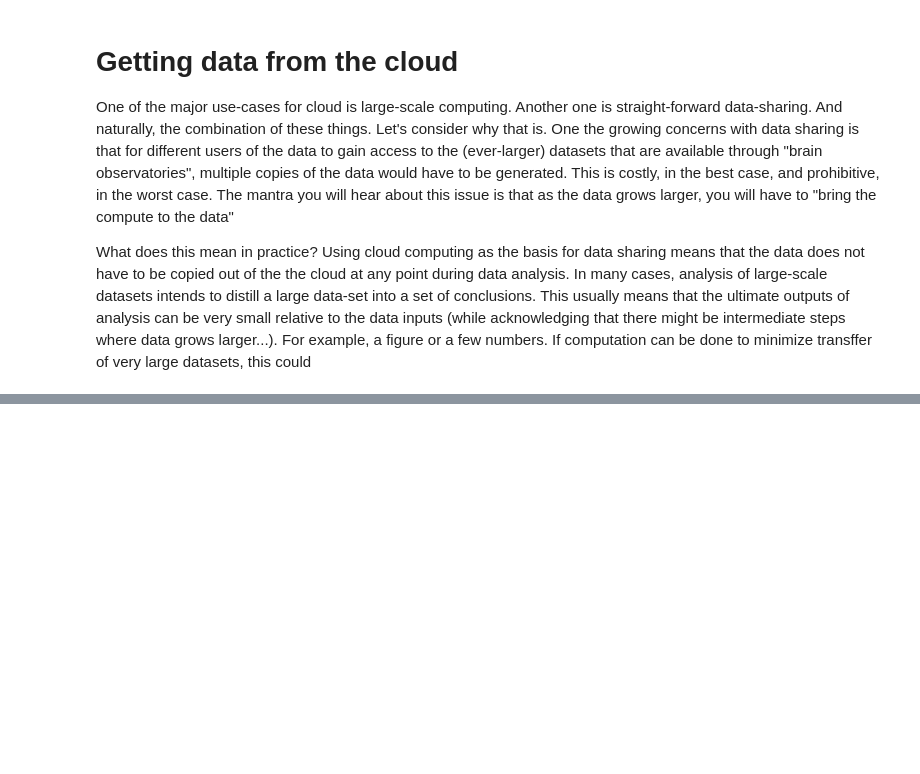
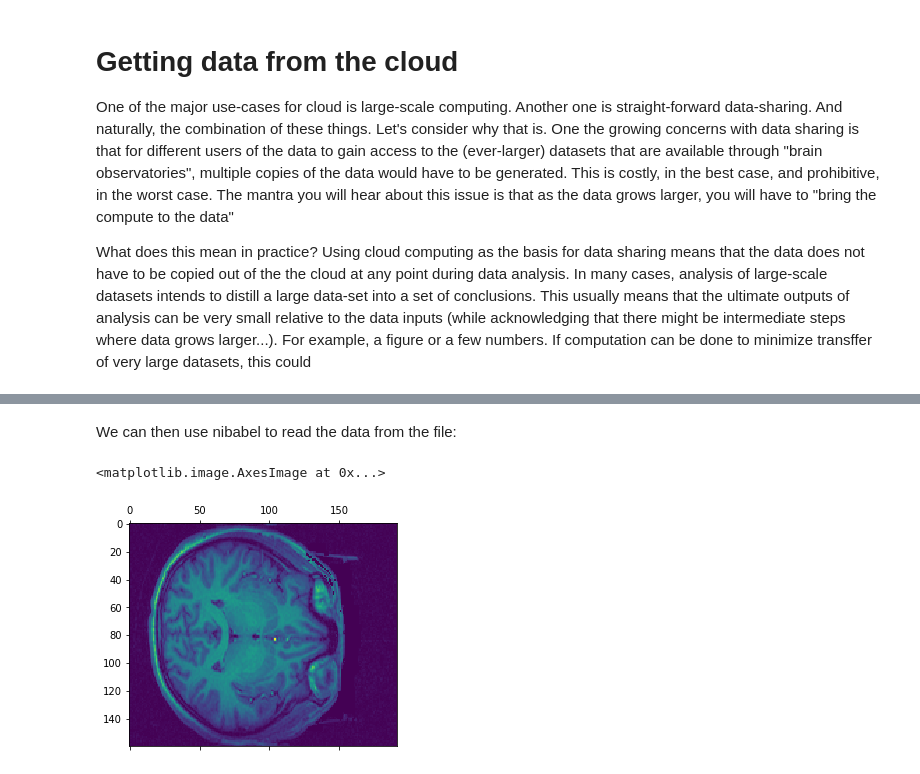
Before and after one commit to neurohackademy/nh2020-curriculum, a Jupyter notebook: th-cloud-madhyastha-rokem/reading-data-from-the-cloud.ipynb, the cells around one changed output, grey strips where cells are left out. Drawn from its saved outputs; the diff is of its cells as text; code cells hidden in the pictures; blank space fills up the shorter version.

Commit message:
More work on reading data from cloud.

```diff
--- a/th-cloud-madhyastha-rokem/reading-data-from-the-cloud.ipynb
+++ b/th-cloud-madhyastha-rokem/reading-data-from-the-cloud.ipynb
@@ -46,0 +130,2 @@ fs.ls('fcp-indi/data/Projects/RocklandSample/RawDataBIDS/sub-A00008326/ses-ALGA/
+# %% [markdown]
+We can then use nibabel to read the data from the file:
@@ -46,0 +134,4 @@ fs.ls('fcp-indi/data/Projects/RocklandSample/RawDataBIDS/sub-A00008326/ses-ALGA/
+# %%
+img = nib.load('sub-01_T1w.nii.gz')
+# %%
+data = img.get_fdata()
@@ -47,2 +140,7 @@ fs.ls('fcp-indi/data/Projects/RocklandSample/RawDataBIDS/sub-A00008326/ses-ALGA/
+# %%
+plt.matshow(data[:, :, data.shape[-1] // 2])
+# %% [output]
+<matplotlib.image.AxesImage at 0x...>
+[figure, added]
 # %%
 fname = 'openneuro.org/ds000001/sub-01/anat/sub-01_T1w.nii.gz'
```
Also changed, not shown: parts of 24 cells of this notebook.
